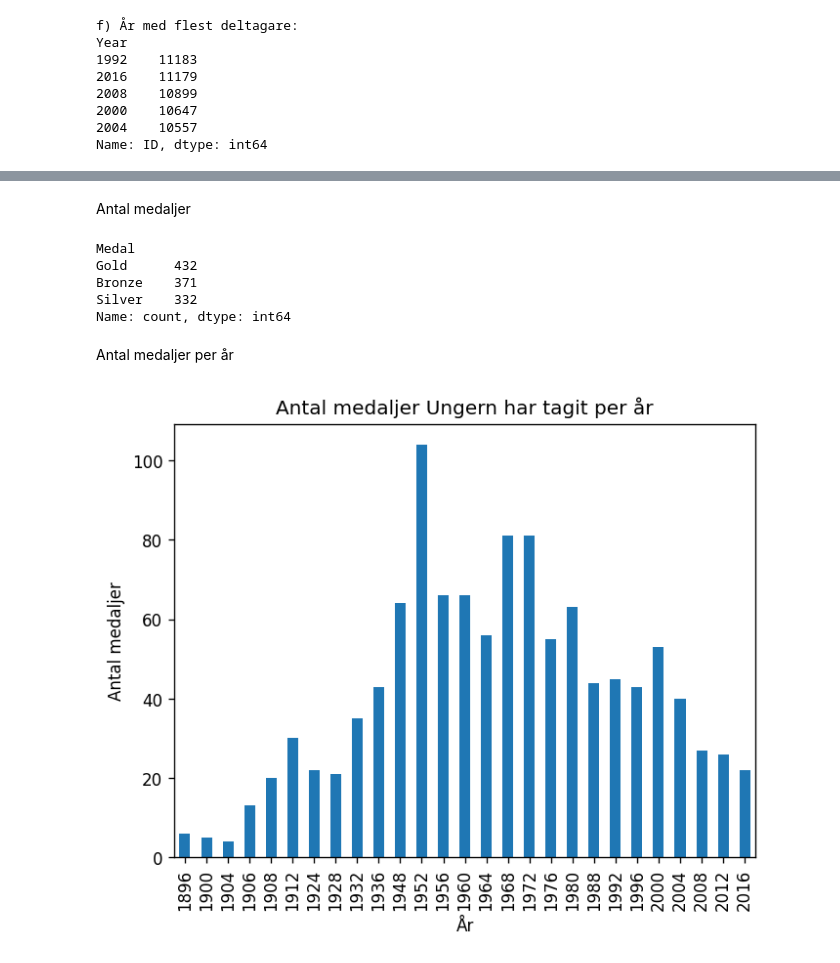
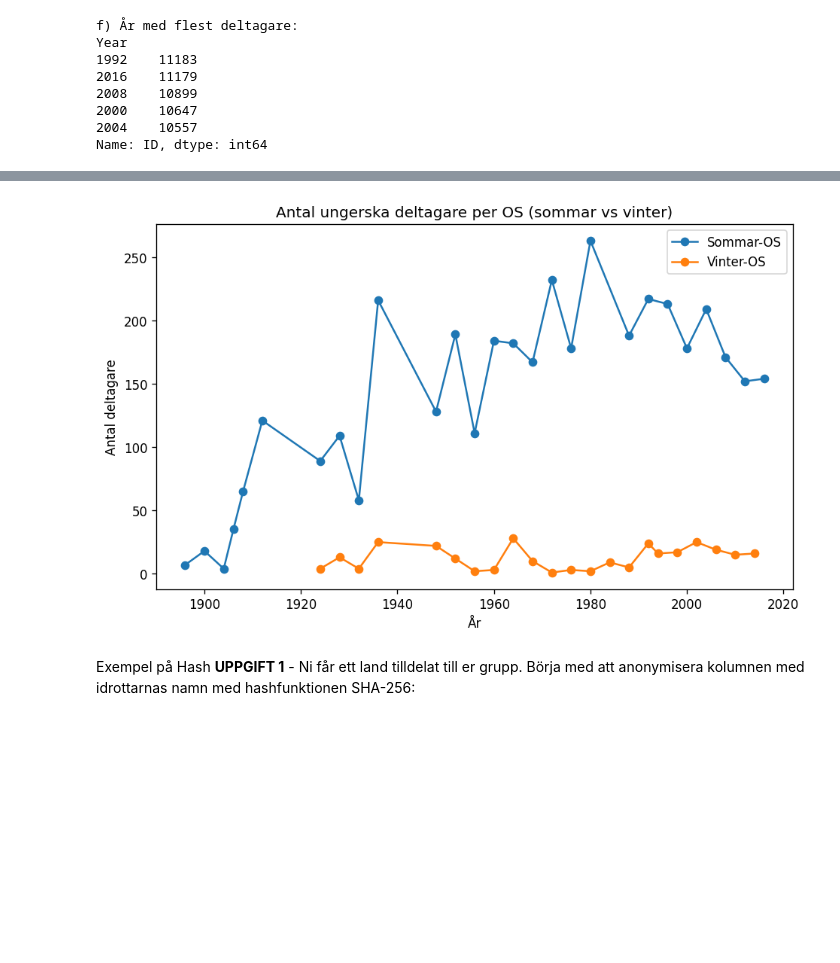
Before and after one commit to F-Degerman/Projekt_OS_Ungern, a Jupyter notebook: Egna_anteckningar/Fanny.ipynb, the cells around one changed output, grey strips where cells are left out. Saved outputs shown, nothing was run; the diff lists cells and outputs as text; code cells hidden in the pictures; blank space fills up the shorter version.

```diff
--- a/Egna_anteckningar/Fanny.ipynb
+++ b/Egna_anteckningar/Fanny.ipynb
@@ -57,3 +82,11 @@ print(f"{len(winter_sweden)}")
 28920
 284
 1399
+# %%
+summer_all = all_unique[all_unique["Season"] == "Summer"]
+summer_hungary = hungary_unique[hungary_unique["Season"] == "Summer"]
+summer_sweden = sweden_unique[sweden_unique["Season"] == "Summer"]
+
+print(f"{len(summer_all)}")
+print(f"{len(summer_hungary)}")
+print(f"{len(summer_sweden)}")
@@ -502,24 +342,25 @@ plt.show()
-# %% [markdown]
-Antal medaljer
-# %%
-hungary[hungary['Medal'] == 0].shape[0]
-hungary['Medal'].value_counts()
-# %% [output]
-Medal
-Gold      432
-Bronze    371
-Silver    332
-Name: count, dtype: int64
-# %% [markdown]
-Antal medaljer per år
-# %%
-medals = hungary[hungary['Medal'].notna()]
-medal_per_year = medals.groupby('Year')['Medal'].count()
-
-medal_per_year.plot(kind='bar')
-plt.title("Antal medaljer Ungern har tagit per år")
-plt.xlabel("År")
-plt.ylabel("Antal medaljer")
-plt.show()
-# %% [output]
-[figure, removed]
+# %%
+import matplotlib.pyplot as plt
+
+# Räkna antal unika deltagare per år för sommar/vinter
+yearly_summer = summer_hungary.groupby('Year')['ID'].nunique()
+yearly_winter = winter_hungary.groupby('Year')['ID'].nunique()
+
+plt.figure(figsize=(8, 5))
+
+plt.plot(yearly_summer.index, yearly_summer.values, marker='o', label='Sommar-OS')
+plt.plot(yearly_winter.index, yearly_winter.values, marker='o', label='Vinter-OS')
+
+plt.title("Antal ungerska deltagare per OS (sommar vs vinter)")
+plt.xlabel("År")
+plt.ylabel("Antal deltagare")
+plt.legend()       # 👈 viktig för att se vilken linje som är vilken
+plt.tight_layout()
+plt.show()
+# %% [output]
+[figure, added]
+# %% [markdown]
+Exempel på Hash
+**UPPGIFT 1** -
+Ni får ett land tilldelat till er grupp. Börja med att anonymisera kolumnen med idrottarnas namn med
+hashfunktionen SHA-256:
```
Also changed, not shown: parts of 33 cells of this notebook.
